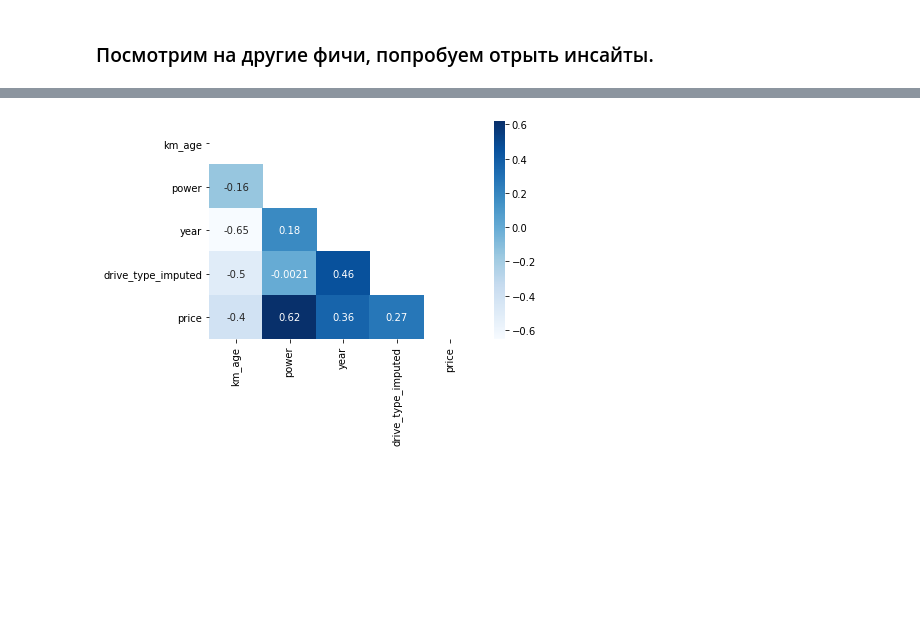
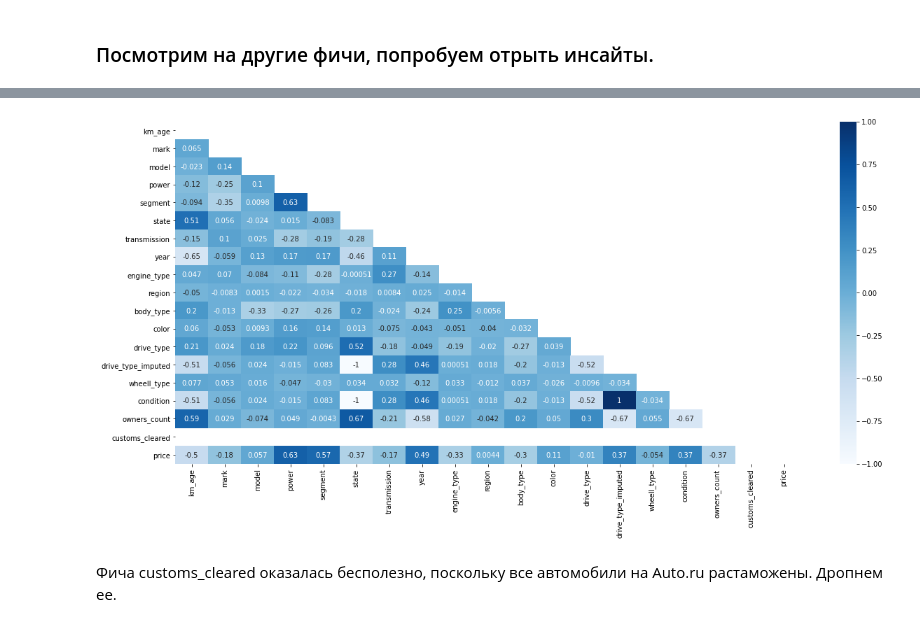
Before and after one commit to ArthurBodrov/autoru_analytics, a Jupyter notebook: Data Exploration.ipynb, the cells around one changed output, grey strips where cells are left out. Drawn from its saved outputs; the diff is of its cells as text; code cells hidden in the pictures; blank space fills up the shorter version.

```diff
--- a/Data Exploration.ipynb
+++ b/Data Exploration.ipynb
@@ -17,3 +101,5 @@ cars.head()
+# %%
+cars = cars_no_outliers
 # %% [markdown]
 #### У меня есть несколько гипотез, которые я бы хотел проверить.
 1. Новые автомобили стоят больше, чем подержанные.
@@ -164,0 +313,3 @@ for p in countplot.patches:
+# %%
+cat_columns = cars.select_dtypes('object').columns
+cat_columns[0:5]
@@ -164,0 +318,6 @@ for p in countplot.patches:
+# %%
+cars_encoded = cars.copy()
+# %%
+label_encoder = LabelEncoder()
+for col in cat_columns:
+    cars_encoded[col] = label_encoder.fit_transform(cars_encoded[col])
@@ -165,6 +344,9 @@ for p in countplot.patches:
 # %%
-corr = cars.corr()
-mask = np.triu(np.ones_like(corr, dtype=bool))
+plt.figure(figsize=(20, 9))
+corr = cars_encoded.corr()
+mask = np.triu(corr)
 sns.heatmap(corr, mask=mask, annot=True, cmap='Blues');
 # %% [output]
-[figure, old version]
+[figure, new version]
+# %% [markdown]
+Фича customs_cleared оказалась бесполезно, поскольку все автомобили на Auto.ru растаможены. Дропнем ее.
```
Also changed, not shown: parts of 45 cells of this notebook, 1 other file.
